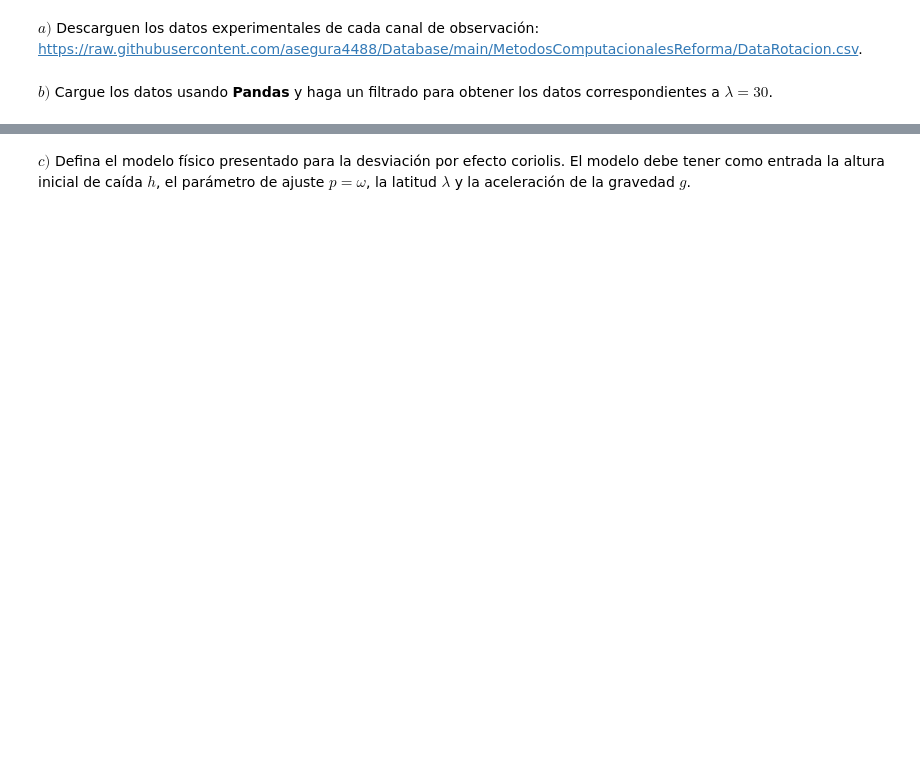
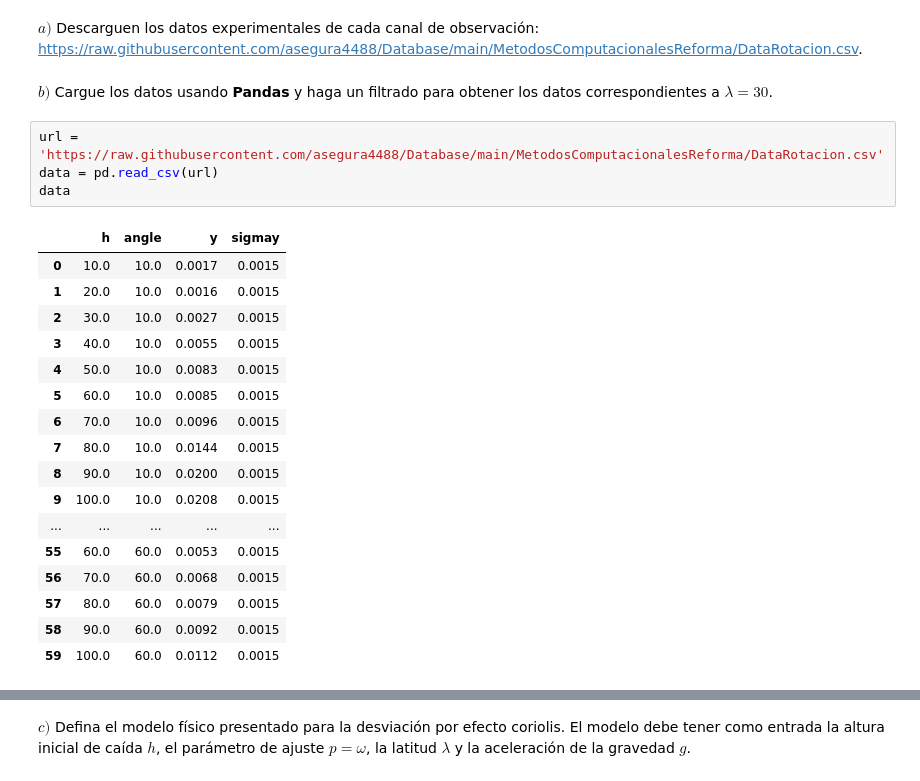
Before and after one commit to ThomasAnkhe/Metodos1_ClaudiaCuellar-ThomasAndrade, a Jupyter notebook: Cuarto Parcial/Cuarto Parcial.ipynb, the cells around one changed output, grey strips where cells are left out. Drawn from its saved outputs; the diff is of its cells as text; blank space fills up the shorter version.

```diff
--- a/Cuarto Parcial/Cuarto Parcial.ipynb
+++ b/Cuarto Parcial/Cuarto Parcial.ipynb
@@ -23,3 +25,25 @@ canales). Los datos experimentales se refieren a la altura inicial, al desplazam
 # %% [markdown]
 **$b)$** Cargue los datos usando **Pandas** y haga un filtrado para obtener los datos
 correspondientes a $\lambda = 30$.
+# %%
+url = 'https://raw.githubusercontent.com/asegura4488/Database/main/MetodosComputacionalesReforma/DataRotacion.csv'
+data = pd.read_csv(url)
+data
+# %% [output]
+|  | h | angle | y | sigmay |
+| 0 | 10.0 | 10.0 | 0.0017 | 0.0015 |
+| 1 | 20.0 | 10.0 | 0.0016 | 0.0015 |
+| 2 | 30.0 | 10.0 | 0.0027 | 0.0015 |
+| 3 | 40.0 | 10.0 | 0.0055 | 0.0015 |
+| 4 | 50.0 | 10.0 | 0.0083 | 0.0015 |
+| 5 | 60.0 | 10.0 | 0.0085 | 0.0015 |
+| 6 | 70.0 | 10.0 | 0.0096 | 0.0015 |
+| 7 | 80.0 | 10.0 | 0.0144 | 0.0015 |
+| 8 | 90.0 | 10.0 | 0.0200 | 0.0015 |
+| 9 | 100.0 | 10.0 | 0.0208 | 0.0015 |
+| ... | ... | ... | ... | ... |
+| 55 | 60.0 | 60.0 | 0.0053 | 0.0015 |
+| 56 | 70.0 | 60.0 | 0.0068 | 0.0015 |
+| 57 | 80.0 | 60.0 | 0.0079 | 0.0015 |
+| 58 | 90.0 | 60.0 | 0.0092 | 0.0015 |
+| 59 | 100.0 | 60.0 | 0.0112 | 0.0015 |
```
Also changed, not shown: parts of 16 cells of this notebook.
